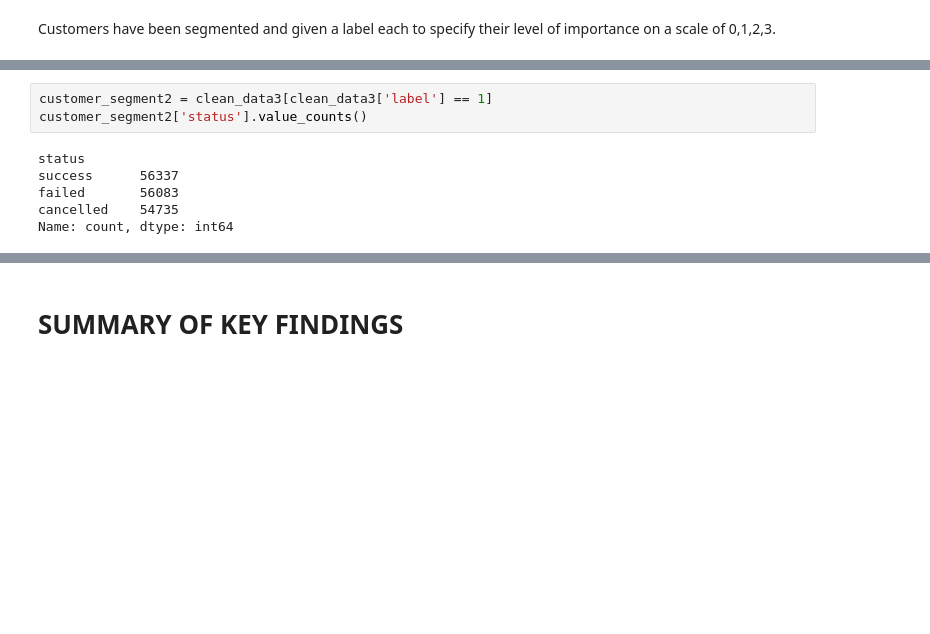
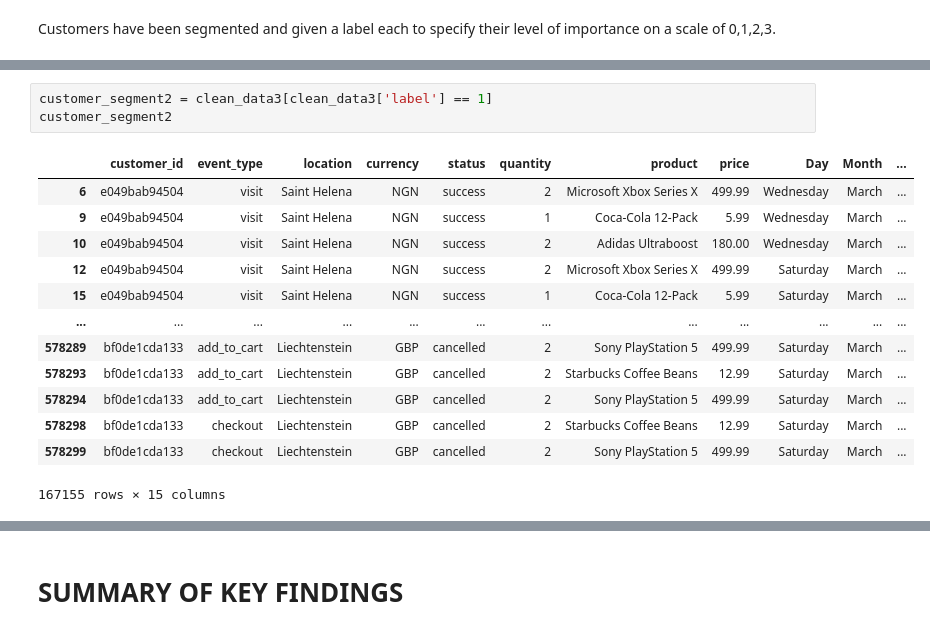
Before and after one commit to Sunday-Oladokun/ShopSmart-Inc.-E-commerce-Data-Analysis-Project, a Jupyter notebook: ShopSmart Inc Ecommerce Analysis.ipynb, the cells around one changed output, grey strips where cells are left out. Drawn from its saved outputs; the diff is of its cells as text; blank space fills up the shorter version.

```diff
--- a/ShopSmart Inc Ecommerce Analysis.ipynb
+++ b/ShopSmart Inc Ecommerce Analysis.ipynb
@@ -1539,11 +1557,19 @@ Name: count, dtype: int64
 # %%
 customer_segment2 = clean_data3[clean_data3['label'] == 1]
-customer_segment2['status'].value_counts()
+customer_segment2
 # %% [output]
+|  | customer_id | event_type | location | currency | status | quantity | product | price | Day | Month | ... |
+| 6 | e049bab94504 | visit | Saint Helena | NGN | success | 2 | Microsoft Xbox Series X | 499.99 | Wednesday | March | ... |
+| 9 | e049bab94504 | visit | Saint Helena | NGN | success | 1 | Coca-Cola 12-Pack | 5.99 | Wednesday | March | ... |
+| 10 | e049bab94504 | visit | Saint Helena | NGN | success | 2 | Adidas Ultraboost | 180.00 | Wednesday | March | ... |
+| 12 | e049bab94504 | visit | Saint Helena | NGN | success | 2 | Microsoft Xbox Series X | 499.99 | Saturday | March | ... |
+| 15 | e049bab94504 | visit | Saint Helena | NGN | success | 1 | Coca-Cola 12-Pack | 5.99 | Saturday | March | ... |
+| ... | ... | ... | ... | ... | ... | ... | ... | ... | ... | ... | ... |
+| 578289 | bf0de1cda133 | add_to_cart | Liechtenstein | GBP | cancelled | 2 | Sony PlayStation 5 | 499.99 | Saturday | March | ... |
+| 578293 | bf0de1cda133 | add_to_cart | Liechtenstein | GBP | cancelled | 2 | Starbucks Coffee Beans | 12.99 | Saturday | March | ... |
+| 578294 | bf0de1cda133 | add_to_cart | Liechtenstein | GBP | cancelled | 2 | Sony PlayStation 5 | 499.99 | Saturday | March | ... |
+| 578298 | bf0de1cda133 | checkout | Liechtenstein | GBP | cancelled | 2 | Starbucks Coffee Beans | 12.99 | Saturday | March | ... |
+| 578299 | bf0de1cda133 | checkout | Liechtenstein | GBP | cancelled | 2 | Sony PlayStation 5 | 499.99 | Saturday | March | ... |
-status
-success      56337
-failed       56083
-cancelled    54735
-Name: count, dtype: int64
+167155 rows × 15 columns
 # %%
 customer_segment3 = clean_data3[clean_data3['label'] == 2]
```
Also changed, not shown: parts of 5 cells of this notebook.
